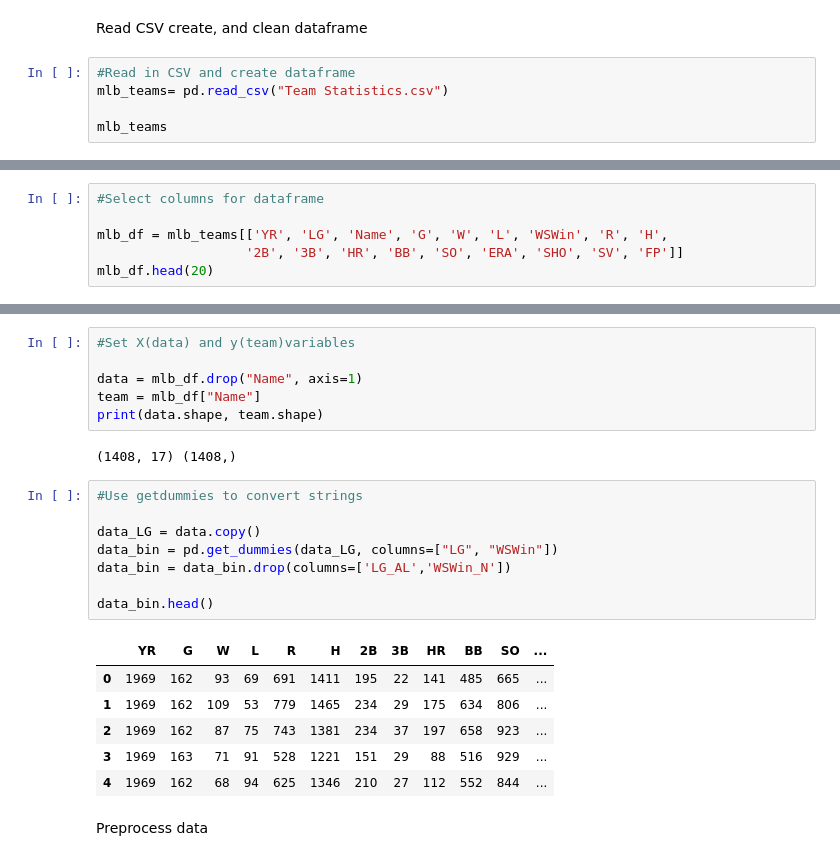
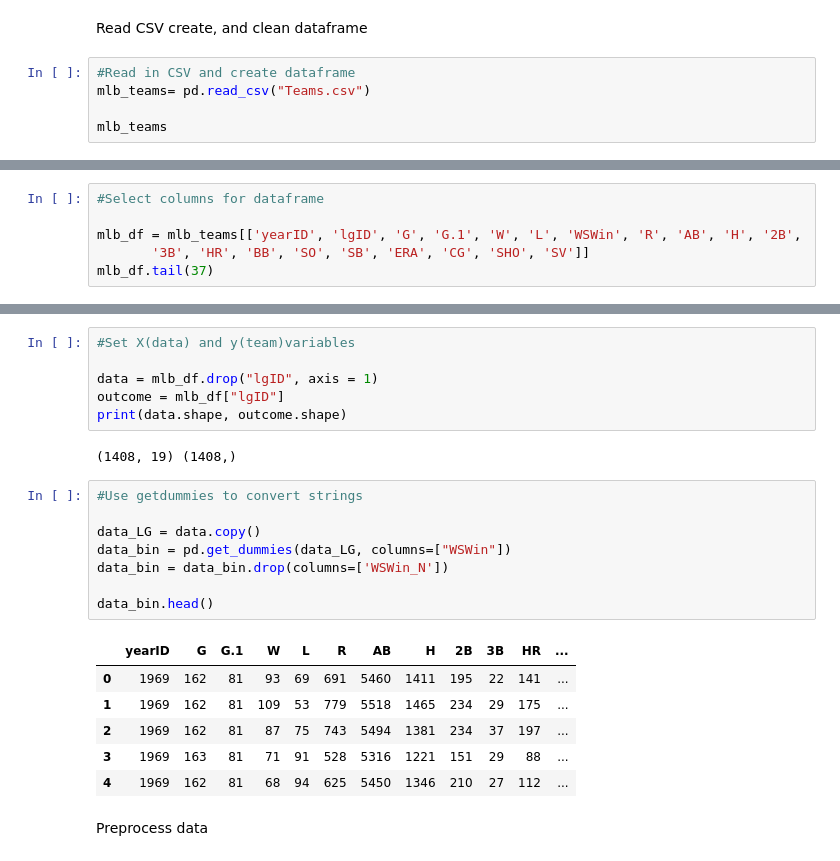
Before and after one commit to swillia75/MLB-Championship-Team, a Jupyter notebook: KNN.ipynb, the cells around one changed output, grey strips where cells are left out. Saved outputs shown, nothing was run; the diff lists cells and outputs as text.

```diff
--- a/KNN.ipynb
+++ b/KNN.ipynb
@@ -16,7 +16,7 @@ from tensorflow.keras.layers import Dense
 Read CSV create, and clean dataframe
 # %%
 #Read in CSV and create dataframe
-mlb_teams= pd.read_csv("Team Statistics.csv")
+mlb_teams= pd.read_csv("Teams.csv")
 
 mlb_teams
 # %% [output]
@@ -44,7 +44,7 @@ Index(['YR', 'LG', 'Name', 'G', 'W', 'L', 'WSWin', 'Unnamed: 7', 'R', 'H',
 # %%
 #Select columns for dataframe
 
-mlb_df = mlb_teams[['YR', 'LG', 'Name', 'G', 'W', 'L', 'WSWin', 'R', 'H',
-                   '2B', '3B', 'HR', 'BB', 'SO', 'ERA', 'SHO', 'SV', 'FP']]
-mlb_df.head(20)
+mlb_df = mlb_teams[['yearID', 'lgID', 'G', 'G.1', 'W', 'L', 'WSWin', 'R', 'AB', 'H', '2B',
+       '3B', 'HR', 'BB', 'SO', 'SB', 'ERA', 'CG', 'SHO', 'SV']]
+mlb_df.tail(37)
 # %% [output]
@@ -68,26 +68,26 @@ mlb_df.head(20)
 # %%
 #Set X(data) and y(team)variables
 
-data = mlb_df.drop("Name", axis=1)
-team = mlb_df["Name"]
-print(data.shape, team.shape)
+data = mlb_df.drop("lgID", axis = 1)
+outcome = mlb_df["lgID"]
+print(data.shape, outcome.shape)
 # %% [output]
-(1408, 17) (1408,)
+(1408, 19) (1408,)
 # %%
 #Use getdummies to convert strings
 
 data_LG = data.copy()
-data_bin = pd.get_dummies(data_LG, columns=["LG", "WSWin"])
-data_bin = data_bin.drop(columns=['LG_AL','WSWin_N'])
+data_bin = pd.get_dummies(data_LG, columns=["WSWin"])
+data_bin = data_bin.drop(columns=['WSWin_N'])
 
 data_bin.head()
 # %% [output]
-|  | YR | G | W | L | R | H | 2B | 3B | HR | BB | SO | ... |
-| 0 | 1969 | 162 | 93 | 69 | 691 | 1411 | 195 | 22 | 141 | 485 | 665 | ... |
-| 1 | 1969 | 162 | 109 | 53 | 779 | 1465 | 234 | 29 | 175 | 634 | 806 | ... |
-| 2 | 1969 | 162 | 87 | 75 | 743 | 1381 | 234 | 37 | 197 | 658 | 923 | ... |
-| 3 | 1969 | 163 | 71 | 91 | 528 | 1221 | 151 | 29 | 88 | 516 | 929 | ... |
-| 4 | 1969 | 162 | 68 | 94 | 625 | 1346 | 210 | 27 | 112 | 552 | 844 | ... |
+|  | yearID | G | G.1 | W | L | R | AB | H | 2B | 3B | HR | ... |
+| 0 | 1969 | 162 | 81 | 93 | 69 | 691 | 5460 | 1411 | 195 | 22 | 141 | ... |
+| 1 | 1969 | 162 | 81 | 109 | 53 | 779 | 5518 | 1465 | 234 | 29 | 175 | ... |
+| 2 | 1969 | 162 | 81 | 87 | 75 | 743 | 5494 | 1381 | 234 | 37 | 197 | ... |
+| 3 | 1969 | 163 | 81 | 71 | 91 | 528 | 5316 | 1221 | 151 | 29 | 88 | ... |
+| 4 | 1969 | 162 | 81 | 68 | 94 | 625 | 5450 | 1346 | 210 | 27 | 112 | ... |
 # %% [markdown]
 Preprocess data
 # %%
```
Also changed, not shown: parts of 11 cells of this notebook, 11 other files.
